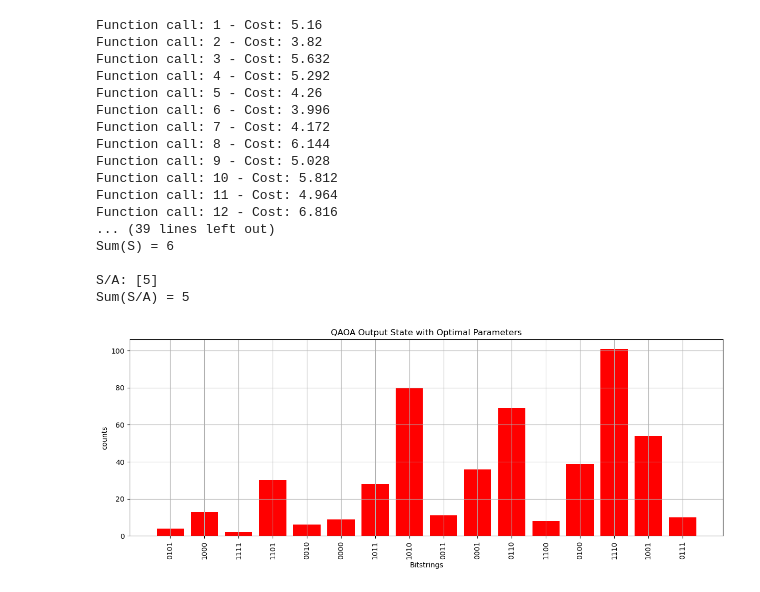
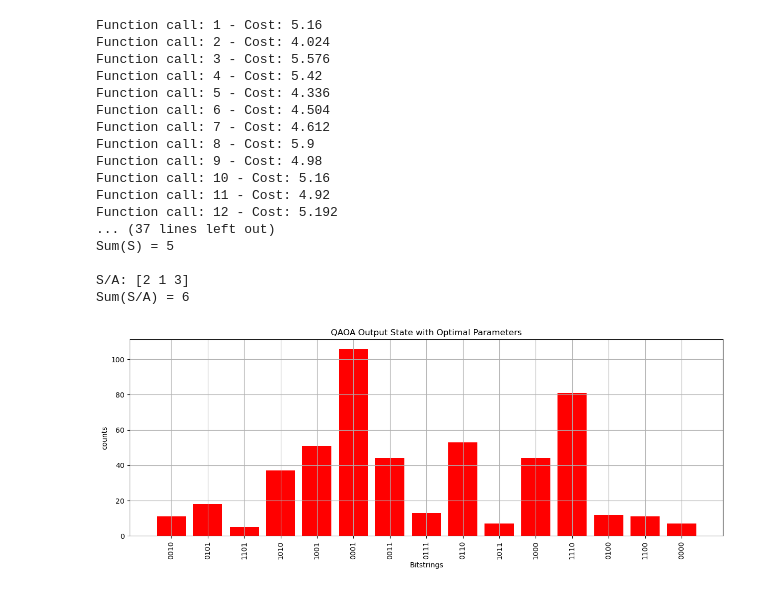
Before and after one commit to Katie1harrison/Argonne-internship, a Jupyter notebook: QAOA qiskit implementation(back up file).ipynb, the cells around one changed output. Drawn from its saved outputs; the diff is of its cells as text; code cells hidden in the pictures.

```diff
--- a/QAOA qiskit implementation(back up file).ipynb
+++ b/QAOA qiskit implementation(back up file).ipynb
@@ -264,7 +264,7 @@ def qaoa_NPP(arr,layers:int):
     # Minimization of the objective function. We are using the COBYLA optimizer.
     start_time = time.time()
     # COBYLA #L-BFGS-B, Powell different optimizers
-    res = minimize(expectation_value, initial_guess, method='COBYLA',callback=callback_func)
+    res = minimize(expectation_value, initial_guess, method='cobyla',callback=callback_func)
     end_time = time.time()
     elapsed_time = end_time - start_time
 
@@ -281,47 +281,47 @@ def qaoa_NPP(arr,layers:int):
 
     # Calling the QAOA function with optimal gammas and betas
     final_results = design_circuit(num_qubits, prime_gammas, prime_betas, quadratics, linears, shots=500)
     # # print("this is final results", final_results)
 
 
 
     return final_results
 
 # Defining a test array
 test_array = [2,1,3,5]
-layers = 1
+layers = 6
 
 # Running QAOA on for Number Partitioning.
 split_results = qaoa_NPP(test_array,layers)
 
 
 print_solution(split_results)
 
 # Plotting the optimal output state.
 plt.figure(figsize=(15, 5))
 plt.bar(range(len(split_results)), list(split_results.values()), align='center', color='red')
 plt.xticks(range(len(split_results)), list(split_results.keys()), rotation=90)
 plt.title("QAOA Output State with Optimal Parameters")
 plt.xlabel("Bitstrings")
 plt.ylabel("counts")
 plt.grid()
 plt.show()
 # %% [output]
 Function call: 1 - Cost: 5.16
-Function call: 2 - Cost: 3.82
-Function call: 3 - Cost: 5.632
-Function call: 4 - Cost: 5.292
-Function call: 5 - Cost: 4.26
-Function call: 6 - Cost: 3.996
-Function call: 7 - Cost: 4.172
-Function call: 8 - Cost: 6.144
-Function call: 9 - Cost: 5.028
-Function call: 10 - Cost: 5.812
-Function call: 11 - Cost: 4.964
-Function call: 12 - Cost: 6.816
-... (39 lines left out)
-Sum(S) = 6
+Function call: 2 - Cost: 4.024
+Function call: 3 - Cost: 5.576
+Function call: 4 - Cost: 5.42
+Function call: 5 - Cost: 4.336
+Function call: 6 - Cost: 4.504
+Function call: 7 - Cost: 4.612
+Function call: 8 - Cost: 5.9
+Function call: 9 - Cost: 4.98
+Function call: 10 - Cost: 5.16
+Function call: 11 - Cost: 4.92
+Function call: 12 - Cost: 5.192
+... (37 lines left out)
+Sum(S) = 5
 
-S/A: [5]
-Sum(S/A) = 5
+S/A: [2 1 3]
+Sum(S/A) = 6
-[figure, old version]
+[figure, new version]
```
Also changed, not shown: parts of 1 cell of this notebook.
